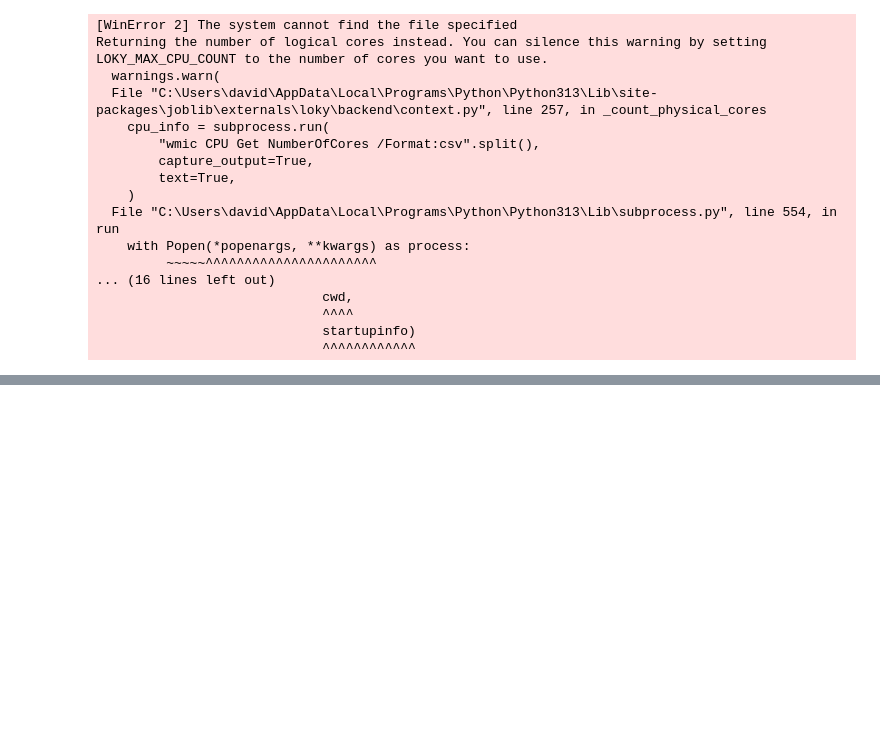
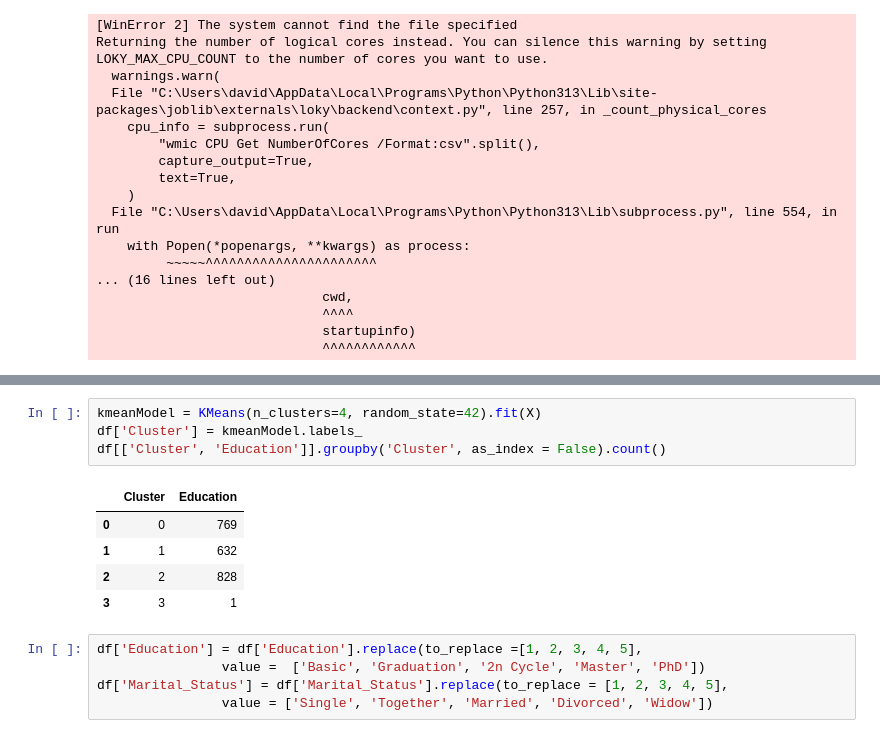
Before and after one commit to monci07/cpa-project, a Jupyter notebook: Notebook.ipynb, the cells around one changed output, grey strips where cells are left out. Drawn from its saved outputs; the diff is of its cells as text; blank space fills up the shorter version.

```diff
--- a/Notebook.ipynb
+++ b/Notebook.ipynb
@@ -625,0 +636,15 @@ sil_score
+# %%
+kmeanModel = KMeans(n_clusters=4, random_state=42).fit(X)
+df['Cluster'] = kmeanModel.labels_
+df[['Cluster', 'Education']].groupby('Cluster', as_index = False).count()
+# %% [output]
+|  | Cluster | Education |
+| 0 | 0 | 769 |
+| 1 | 1 | 632 |
+| 2 | 2 | 828 |
+| 3 | 3 | 1 |
+# %%
+df['Education'] = df['Education'].replace(to_replace =[1, 2, 3, 4, 5],
+                value =  ['Basic', 'Graduation', '2n Cycle', 'Master', 'PhD'])
+df['Marital_Status'] = df['Marital_Status'].replace(to_replace = [1, 2, 3, 4, 5],
+                value = ['Single', 'Together', 'Married', 'Divorced', 'Widow'])
```
Also changed, not shown: parts of 15 cells of this notebook.
